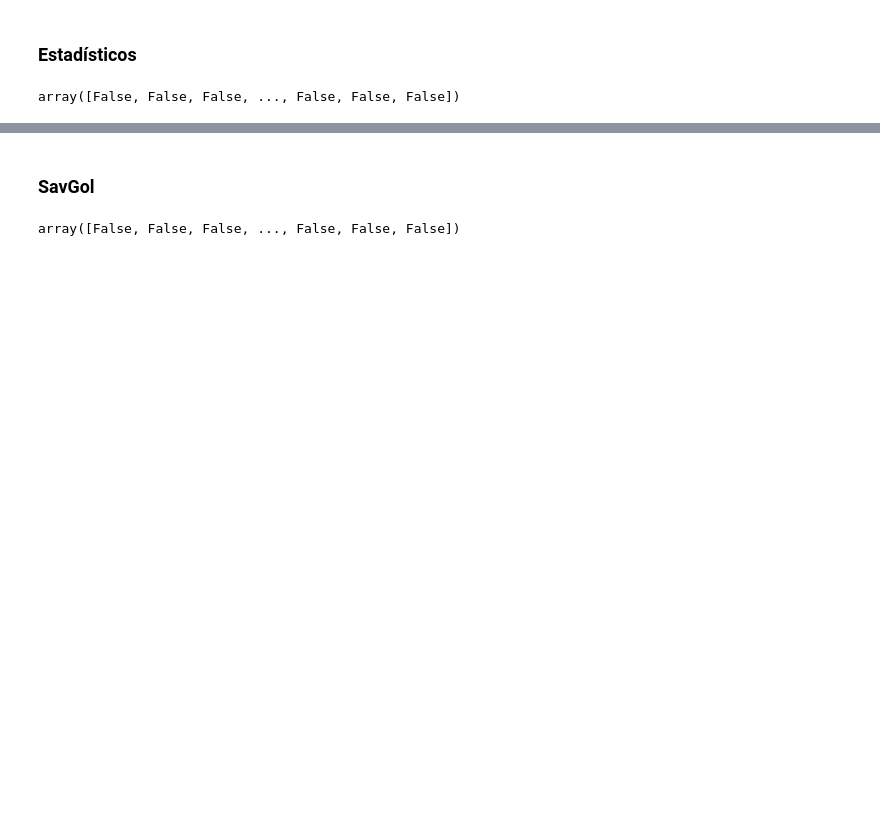
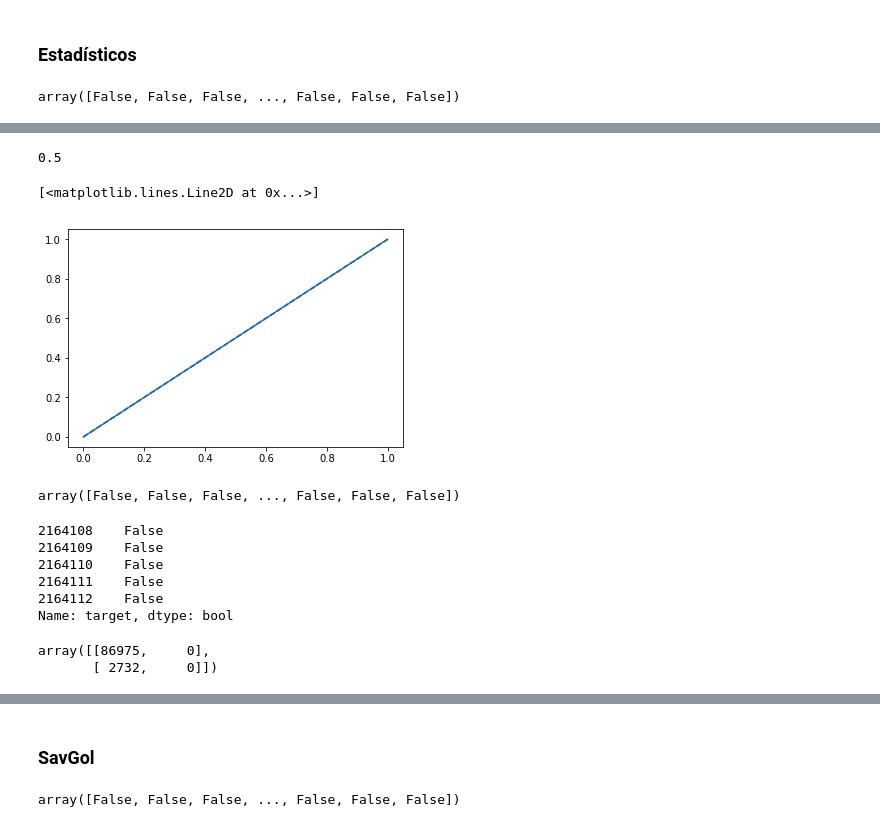
Before and after one commit to jlgarridol/TFG-SmartBeds, a Jupyter notebook: src/One-Class/One-Class (Test).ipynb, the cells around one changed output, grey strips where cells are left out. Saved outputs shown, nothing was run; the diff lists cells and outputs as text; code cells hidden in the pictures; blank space fills up the shorter version.

```diff
--- a/src/One-Class/One-Class (Test).ipynb
+++ b/src/One-Class/One-Class (Test).ipynb
@@ -54,4 +74,7 @@ ppb = PipelineTransformer(btr,con)
 ppr = PipelineTransformer(con)
 ppr_s = PipelineTransformer(svg)
 ppr_b = PipelineTransformer(btr)
+
+#Reparador de targets
+trT = MoveTargetsTransformer(window=25)
 # %% [markdown]
@@ -85,6 +141,8 @@ predict
 # %% [output]
 array([False, False, False, ..., False, False, False])
 # %%
-target = (pd.concat((prd,segunda['target']),axis=1)).dropna()['target']
+target = trT.fit_transform((pd.concat((prd,segunda['target']),axis=1)).dropna())
+
+target = target['target']
 target.head()
 # %% [output]
@@ -101,0 +160,35 @@ array([[86966,     0],
+# %%
+scr = sts_clf.score_samples(prd)
+fpr, tpr, thr = mtr.roc_curve(target,scr)
+print(mtr.roc_auc_score(target,scr))
+plt.plot([0, 1], [0, 1], 'k--')
+plt.plot(fpr,tpr)
+# %% [output]
+0.5
+[<matplotlib.lines.Line2D at 0x...>]
+[figure, added]
+# %%
+prd = con.fit_transform(tercera_datos).dropna()
+predict = sts_clf.predict(prd)
+predict[predict==-1]=0
+predict = predict.astype('bool')
+predict
+# %% [output]
+array([False, False, False, ..., False, False, False])
+# %%
+target = trT.fit_transform((pd.concat((prd,tercera['target']),axis=1)).dropna())
+
+target = target['target']
+target.head()
+# %% [output]
+2164108    False
+2164109    False
+2164110    False
+2164111    False
+2164112    False
+Name: target, dtype: bool
+# %%
+mtr.confusion_matrix(target,predict)
+# %% [output]
+array([[86975,     0],
+       [ 2732,     0]])
```
Also changed, not shown: parts of 43 cells of this notebook, 9 other files.
